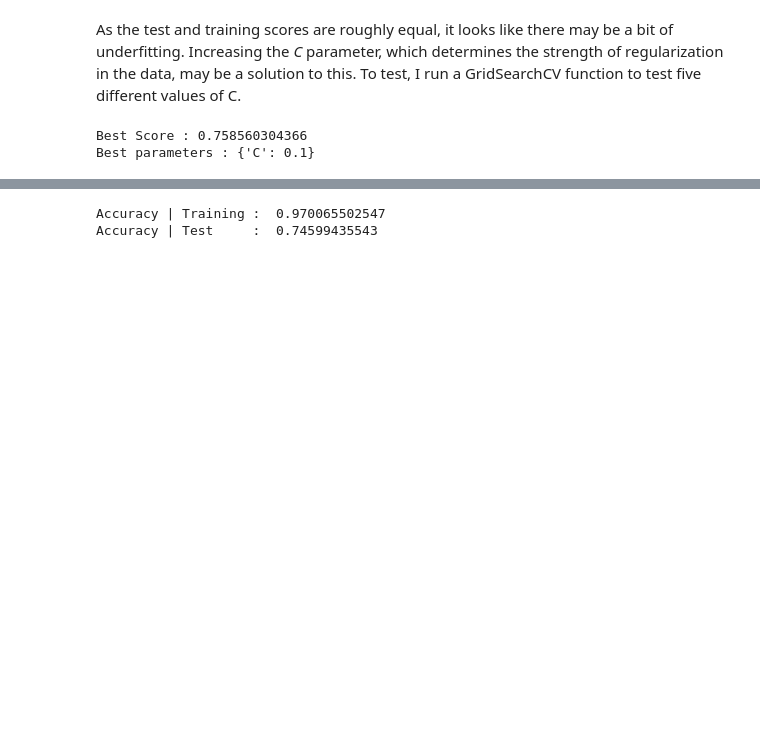
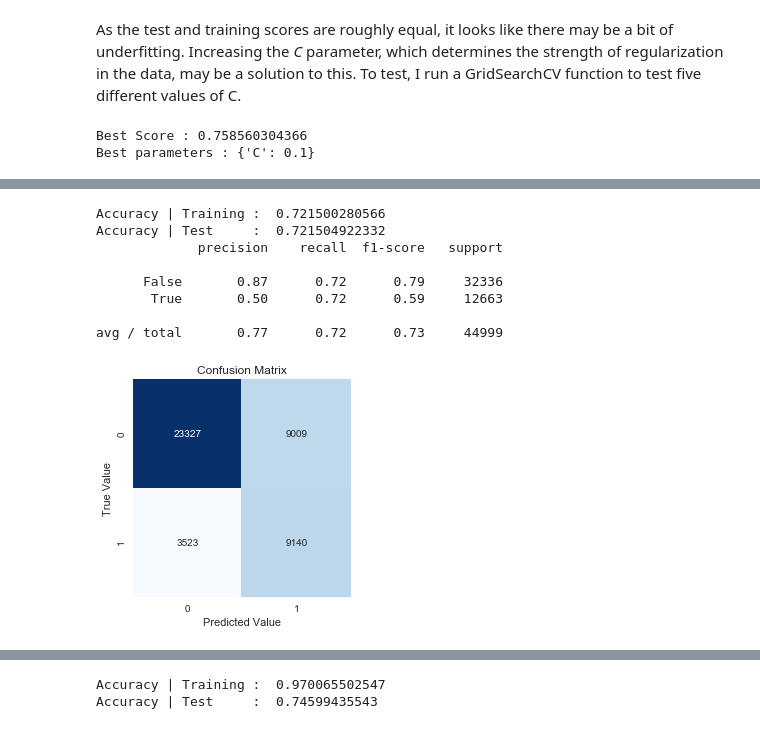
Before and after one commit to cwhitz/CapstoneII, a Jupyter notebook: Accidents ML.ipynb, the cells around one changed output, grey strips where cells are left out. Drawn from its saved outputs; the diff is of its cells as text; code cells hidden in the pictures; blank space fills up the shorter version.

```diff
--- a/Accidents ML.ipynb
+++ b/Accidents ML.ipynb
@@ -75,3 +84,4 @@ for feature in cat_features:
     df = pd.concat([df, mtx_df], axis=1)
 
 'n columns added to dataframe: ' + str(df.shape[1] - n_cols)
+df = df.drop(['VSPD_LIM','TRAV_SP','OverSpeedLimit'], axis=1)
@@ -84,7 +92,7 @@ The next step is to try some different models on the data, but first I split the
 # %%
 # split off the target array from the data, then split train/test data at customary 80-20 ratio
 y = df['DRUNK_INV']
-X = df.drop(['DRUNK_INV','VSPD_LIM','TRAV_SP','OverSpeedLimit'], axis=1)
+X = df.drop(['DRUNK_INV'], axis=1)
 
 X_train, X_test, y_train, y_test = train_test_split(X, y, random_state=32, train_size=.8, test_size=.2)
 # %% [markdown]
@@ -170,0 +161,17 @@ The baseline and GridSearchCV results are not very promising, so it seems that e
+# %%
+lgr_balanced = common_pipeline(LogisticRegression(class_weight='balanced', C=.01), model_return=True)
+
+lgr_predictions = lgr_balanced.predict(X_test)
+
+c_mtx_plot(y_test, lgr_predictions)
+print(classification_report(y_test, lgr_predictions))
+# %% [output]
+Accuracy | Training :  0.721500280566
+Accuracy | Test     :  0.721504922332
+             precision    recall  f1-score   support
+
+      False       0.87      0.72      0.79     32336
+       True       0.50      0.72      0.59     12663
+
+avg / total       0.77      0.72      0.73     44999
+[figure, added]
```
Also changed, not shown: parts of 29 cells of this notebook.
